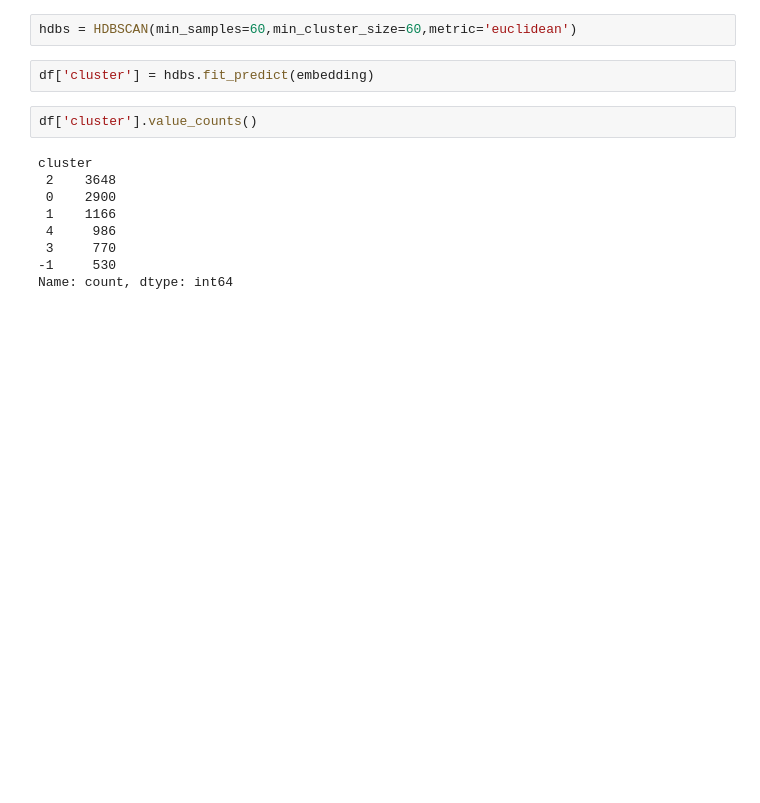
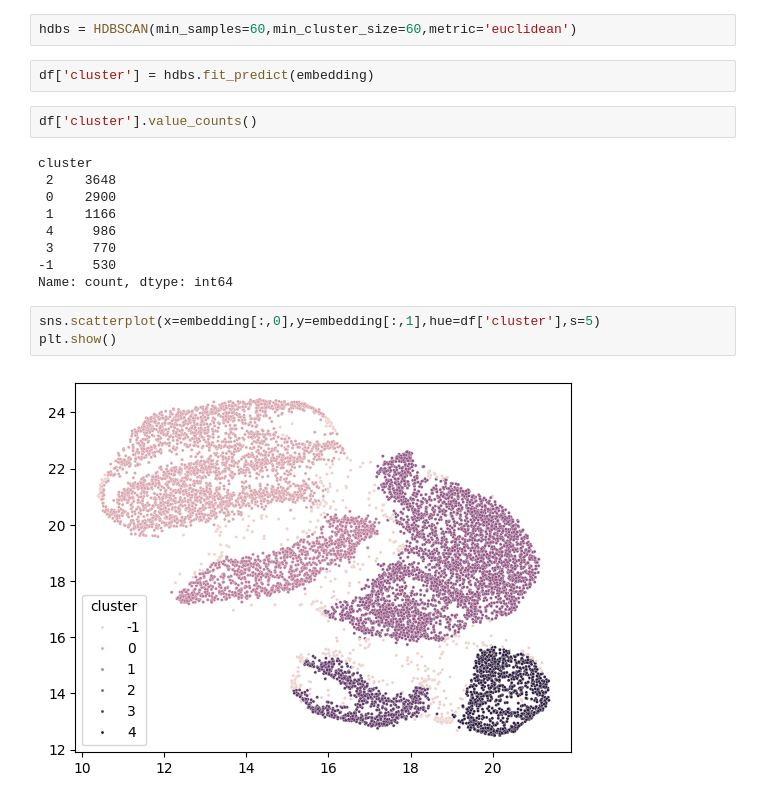
Before and after one commit to saket-nugget/MNISTDigits_HDBS, a Jupyter notebook: MNISTDigits_HDBS.ipynb, the cells around one changed output. Saved outputs shown, nothing was run; the diff lists cells and outputs as text; blank space fills up the shorter version.

```diff
--- a/MNISTDigits_HDBS.ipynb
+++ b/MNISTDigits_HDBS.ipynb
@@ -49,3 +49,8 @@ cluster
  3     770
 -1     530
 Name: count, dtype: int64
+# %%
+sns.scatterplot(x=embedding[:,0],y=embedding[:,1],hue=df['cluster'],s=5)
+plt.show()
+# %% [output]
+[figure, added]
```
